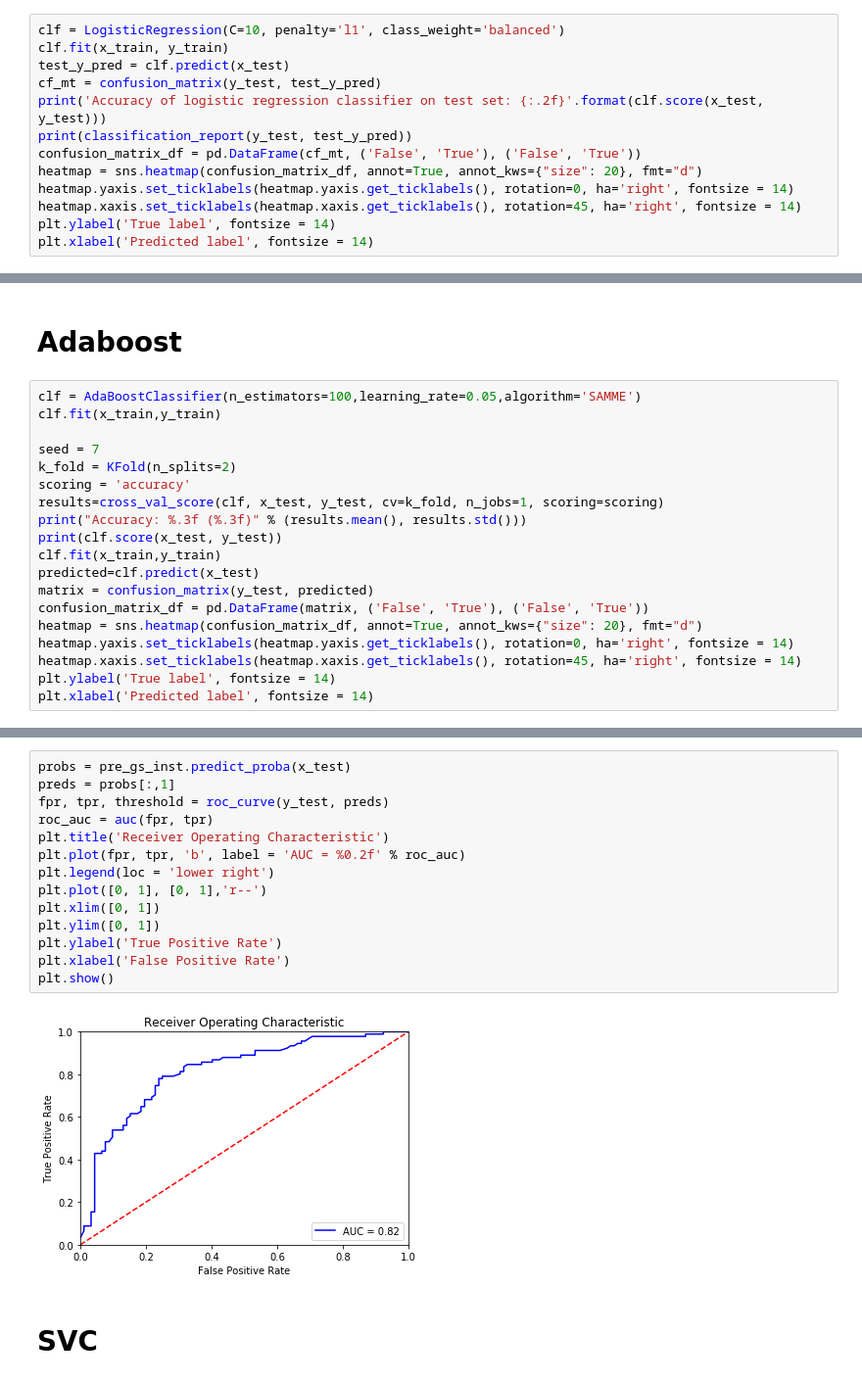
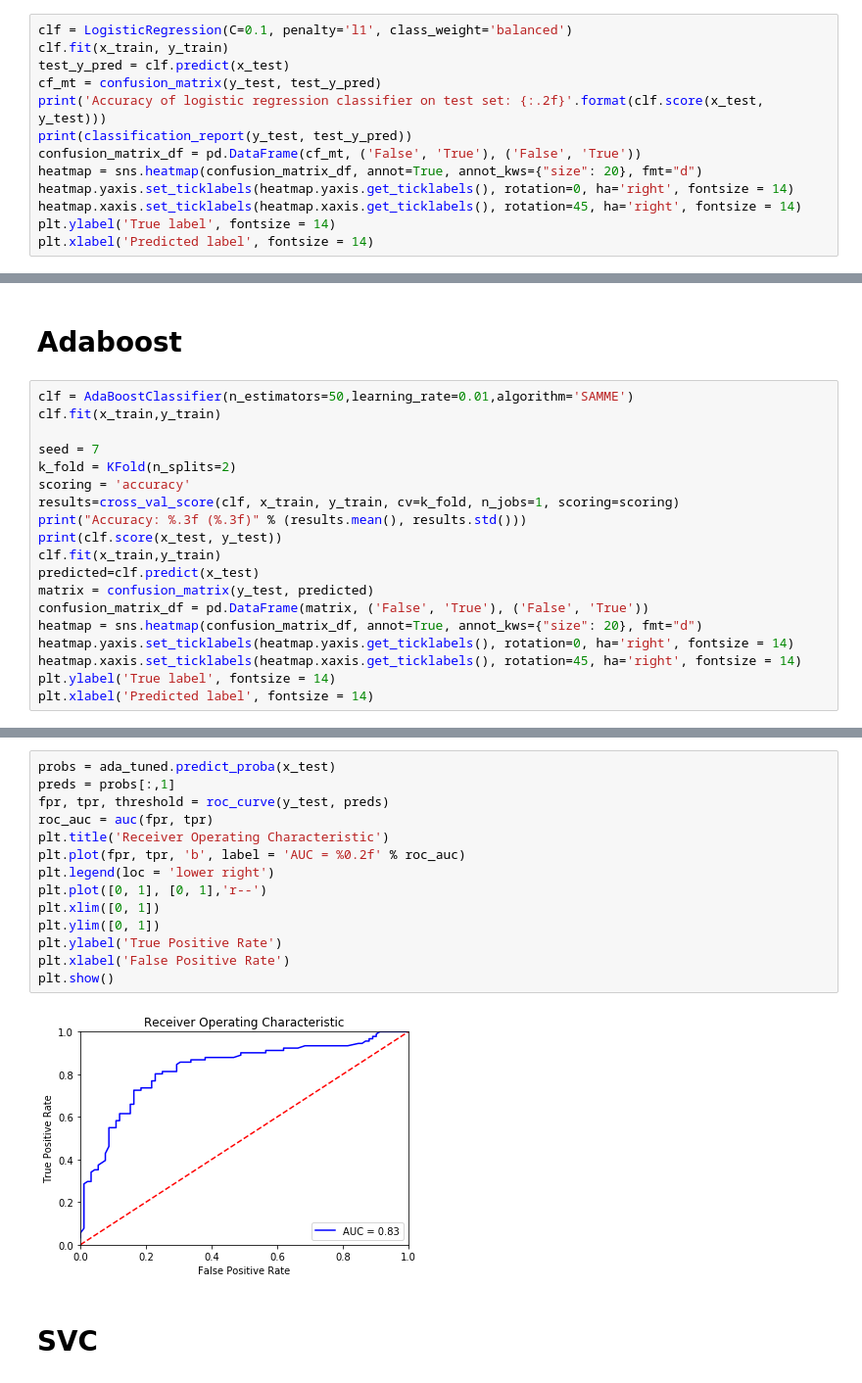
Before and after one commit to ricardofullton/glovo_test, a Jupyter notebook: glovo.ipynb, the cells around one changed output, grey strips where cells are left out. Shown at 98% size. Saved outputs shown, nothing was run; the diff lists cells and outputs as text.

```diff
--- a/glovo.ipynb
+++ b/glovo.ipynb
@@ -390,7 +388,7 @@ Name: y, dtype: int64
 # %% [markdown]
 ## LogisticRegression
 # %%
-clf = LogisticRegression(C=10, penalty='l1', class_weight='balanced')
+clf = LogisticRegression(C=0.1, penalty='l1', class_weight='balanced')
 clf.fit(x_train, y_train)
 test_y_pred = clf.predict(x_test)
 cf_mt = confusion_matrix(y_test, test_y_pred)
@@ -527,13 +525,13 @@ Text(0.5,15,'Predicted label')
 # %% [markdown]
 # Adaboost
 # %%
-clf = AdaBoostClassifier(n_estimators=100,learning_rate=0.05,algorithm='SAMME')
+clf = AdaBoostClassifier(n_estimators=50,learning_rate=0.01,algorithm='SAMME')
 clf.fit(x_train,y_train)
 
 seed = 7
 k_fold = KFold(n_splits=2)
 scoring = 'accuracy'
-results=cross_val_score(clf, x_test, y_test, cv=k_fold, n_jobs=1, scoring=scoring)
+results=cross_val_score(clf, x_train, y_train, cv=k_fold, n_jobs=1, scoring=scoring)
 print("Accuracy: %.3f (%.3f)" % (results.mean(), results.std()))
 print(clf.score(x_test, y_test))
 clf.fit(x_train,y_train)
@@ -592,19 +590,19 @@ Text(0.5,15,'Predicted label')
 # %%
-probs = pre_gs_inst.predict_proba(x_test)
+probs = ada_tuned.predict_proba(x_test)
 preds = probs[:,1]
 fpr, tpr, threshold = roc_curve(y_test, preds)
 roc_auc = auc(fpr, tpr)
 plt.title('Receiver Operating Characteristic')
 plt.plot(fpr, tpr, 'b', label = 'AUC = %0.2f' % roc_auc)
 plt.legend(loc = 'lower right')
 plt.plot([0, 1], [0, 1],'r--')
 plt.xlim([0, 1])
 plt.ylim([0, 1])
 plt.ylabel('True Positive Rate')
 plt.xlabel('False Positive Rate')
 plt.show()
 # %% [output]
-[figure, old version]
+[figure, new version]
 # %% [markdown]
 # SVC
 # %%
```
Also changed, not shown: parts of 36 cells of this notebook, 1 other file.
